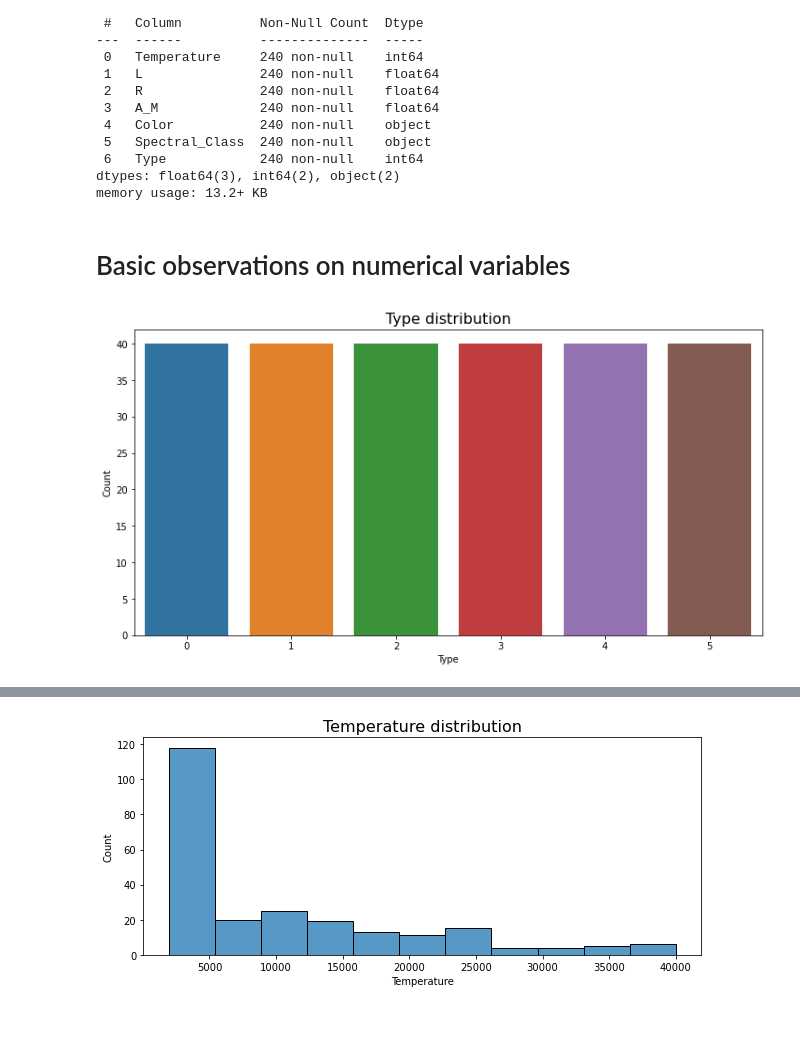
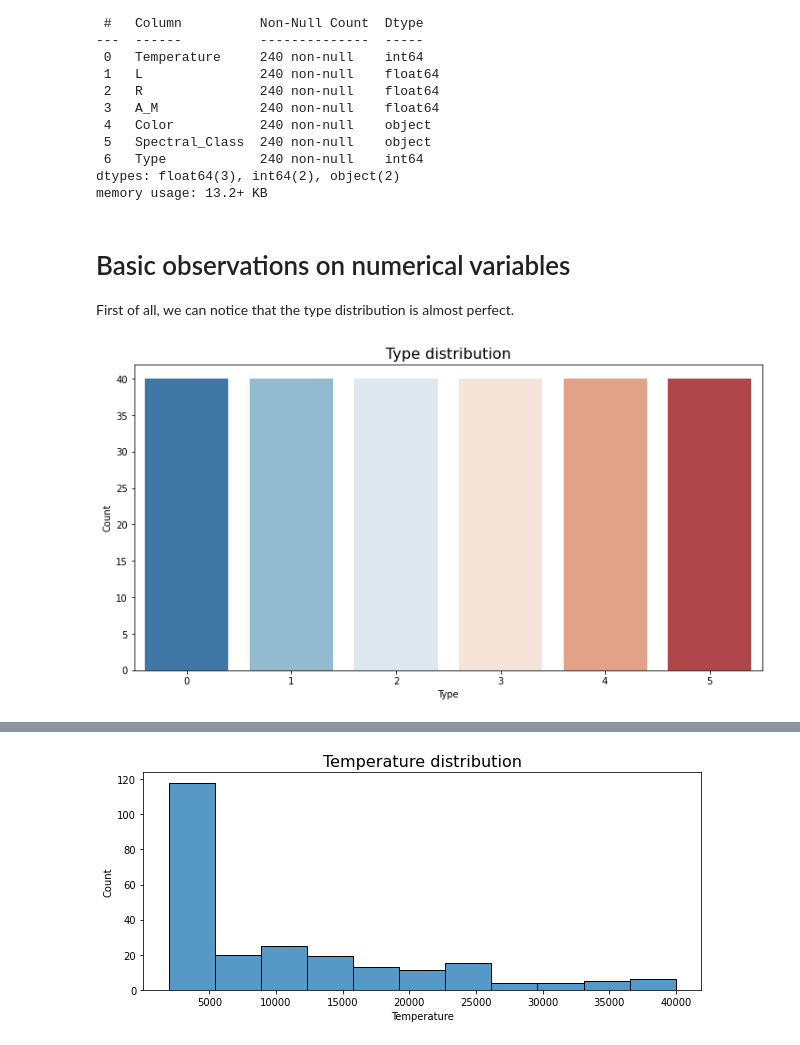
Before and after one commit to MKobus12305/ML_StarsClassification, a Jupyter notebook: Stars.ipynb, the cells around one changed output, grey strips where cells are left out. Saved outputs shown, nothing was run; the diff lists cells and outputs as text; code cells hidden in the pictures.

```diff
--- a/Stars.ipynb
+++ b/Stars.ipynb
@@ -51,16 +60,17 @@ dtypes: float64(3), int64(2), object(2)
 memory usage: 13.2+ KB
 # %% [markdown]
 # Basic observations on numerical variables
+First of all, we can notice that the type distribution is almost perfect.
 # %%
 #Type distribution
 plt.figure(figsize=(12, 6))
-sns.countplot(x="Type", data=df)
+sns.countplot(x="Type", data=df, palette='RdBu_r')
 plt.title("Type distribution", fontsize=16)
 plt.xlabel("Type")
 plt.ylabel("Count")
 plt.xticks
 plt.yticks
 plt.show()
 # %% [output]
-[figure, old version]
+[figure, new version]
 # %%
```
Also changed, not shown: parts of 39 cells of this notebook.
